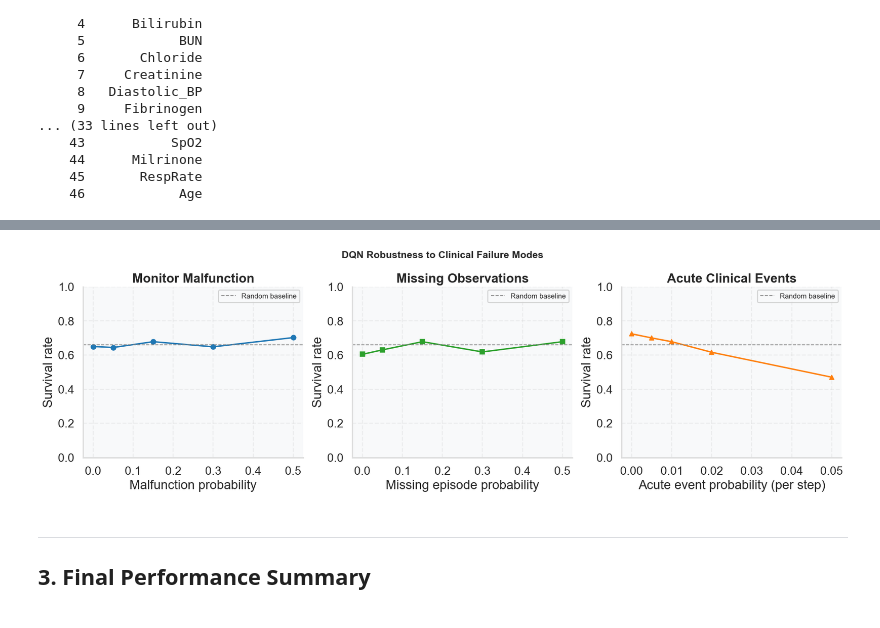
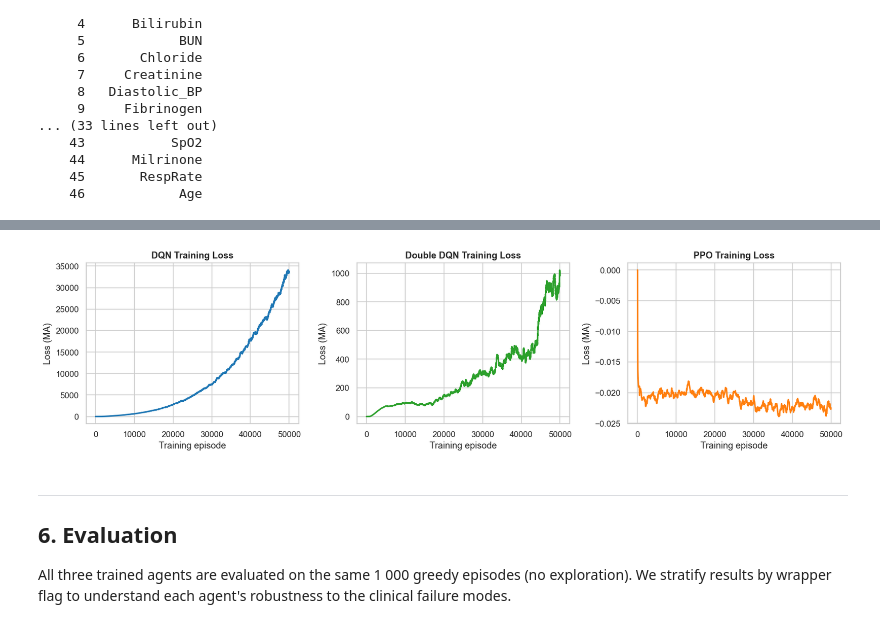
Before and after one commit to OliverKainIMS/ReinforcementLearningProject, a Jupyter notebook: sepsis_project - Students Version/rl_sepsis_project_configB.ipynb, the cells around one changed output, grey strips where cells are left out. Saved outputs shown, nothing was run; the diff lists cells and outputs as text; code cells hidden in the pictures.

```diff
--- a/sepsis_project - Students Version/rl_sepsis_project_configB.ipynb
+++ b/sepsis_project - Students Version/rl_sepsis_project_configB.ipynb
@@ -546,0 +495,17 @@ plt.rcParams.update({
+# %%
+hist_dqn = train_dqn(
+    n_episodes=N_EPISODES,
+    double=False,
+    seed=SEED,
+    verbose=True,
+    log_every=max(1, N_EPISODES // 10),
+    **best_params_dqn,
+)
+
+agent_dqn = hist_dqn['agent']
+print(f"\nDQN done  | buffer_size={best_params_dqn['buffer_size']} "
+      f"| target_update_freq={best_params_dqn['target_update_freq']}")
+
+# Save checkpoint
+torch.save(agent_dqn.online_net.state_dict(), 'checkpoints/dqn_configB.pt')
+print('Checkpoint saved: checkpoints/dqn_configB.pt')
@@ -862,36 +718,28 @@ event_prob=0.050  return=0.4096  surv=47.0%
 # %%
-# Plot: survival rate vs. wrapper intensity for all three failure modes
-fig, axes = plt.subplots(1, 3, figsize=(16, 5))
+# Training loss curves
+fig, axes = plt.subplots(1, 3, figsize=(15, 4))
 
-axes[0].plot(noise_df['malfunction_prob'],  noise_df['survival_rate'],   'o-', color=BLUE,   linewidth=2, markersize=7)
-axes[0].set_title('Monitor Malfunction', fontweight='bold')
-axes[0].set_xlabel('Malfunction probability')
-axes[0].set_ylabel('Survival rate')
-axes[0].set_ylim(0, 1)
+for ax, label, hist, color in [
+    (axes[0], 'DQN',        hist_dqn,  BLUE),
+    (axes[1], 'Double DQN', hist_ddqn, GREEN),
+    (axes[2], 'PPO',        hist_ppo,  ORANGE),
+]:
+    ma_loss = moving_average(hist['losses'], MA_WINDOW)
+    ax.plot(np.arange(len(ma_loss)), ma_loss, color=color, linewidth=2)
+    ax.set_xlabel('Training episode')
+    ax.set_ylabel('Loss (MA)')
+    ax.set_title(f'{label} Training Loss', fontweight='bold')
 
-axes[1].plot(missing_df['missing_prob'],    missing_df['survival_rate'], 's-', color=GREEN,  linewidth=2, markersize=7)
-axes[1].set_title('Missing Observations', fontweight='bold')
-axes[1].set_xlabel('Missing episode probability')
-axes[1].set_ylabel('Survival rate')
-axes[1].set_ylim(0, 1)
-
-axes[2].plot(event_df['event_prob'],        event_df['survival_rate'],   '^-', color=ORANGE, linewidth=2, markersize=7)
-axes[2].set_title('Acute Clinical Events', fontweight='bold')
-axes[2].set_xlabel('Acute event probability (per step)')
-axes[2].set_ylabel('Survival rate')
-axes[2].set_ylim(0, 1)
-
-for ax in axes:
-    ax.axhline(clinical_rand_surv, color='gray', linestyle='--', linewidth=1.2, label='Random baseline')
-    ax.legend(fontsize=10)
-
-fig.suptitle('DQN Robustness to Clinical Failure Modes', fontsize=14, fontweight='bold')
 plt.tight_layout()
-plt.savefig(f'{PLOTS_DIR}/configB_failure_mode_sensitivity.png', bbox_inches='tight')
+plt.savefig(f'{PLOTS_DIR}/configB_losses.png', bbox_inches='tight')
 plt.show()
 # %% [output]
-[figure, old version]
+[figure, new version]
 # %% [markdown]
 ---
-## 3. Final Performance Summary
+## 6. Evaluation
+
+All three trained agents are evaluated on the same 1 000 greedy episodes
+(no exploration). We stratify results by wrapper flag to understand each
+agent's robustness to the clinical failure modes.
 # %%
```
Also changed, not shown: parts of 53 cells of this notebook, 18 other files.
